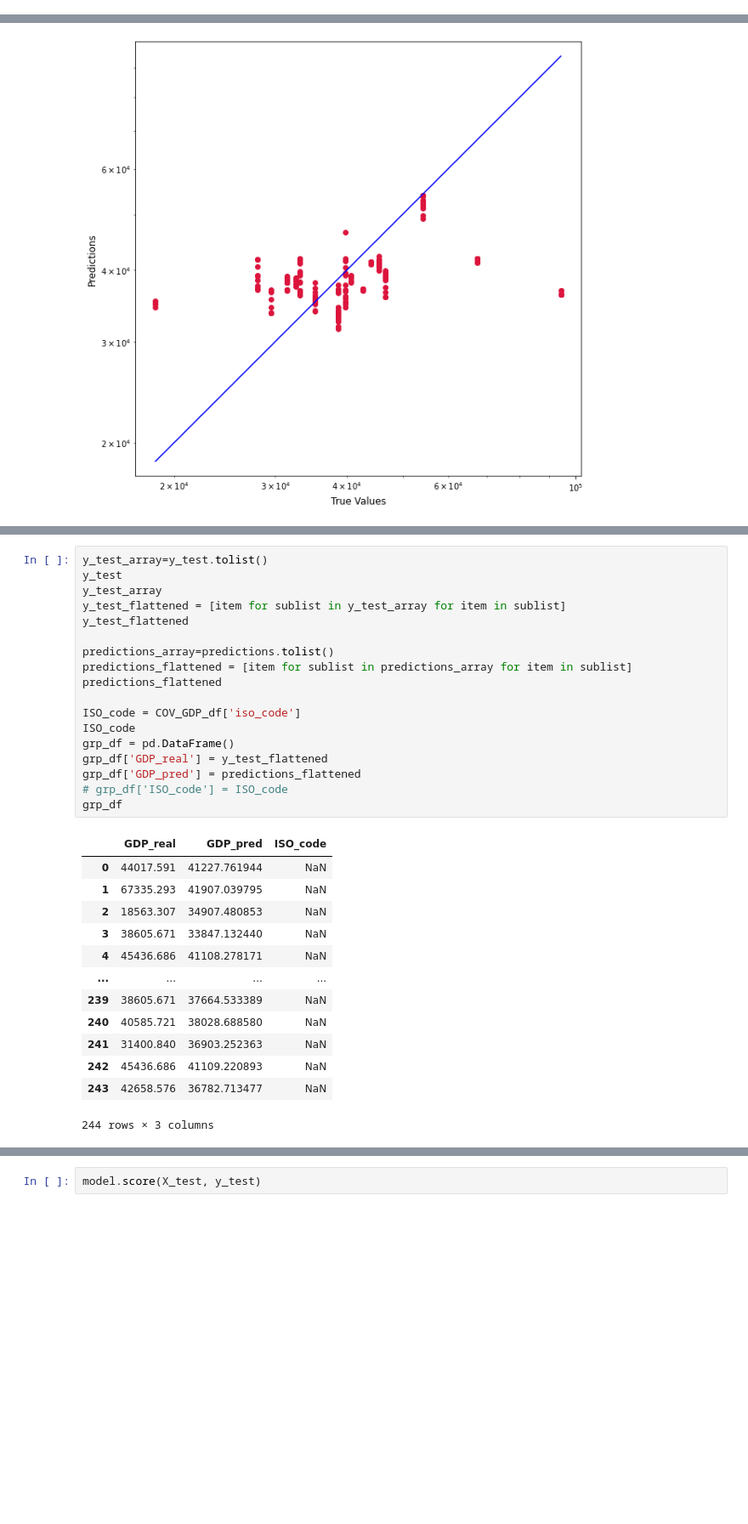
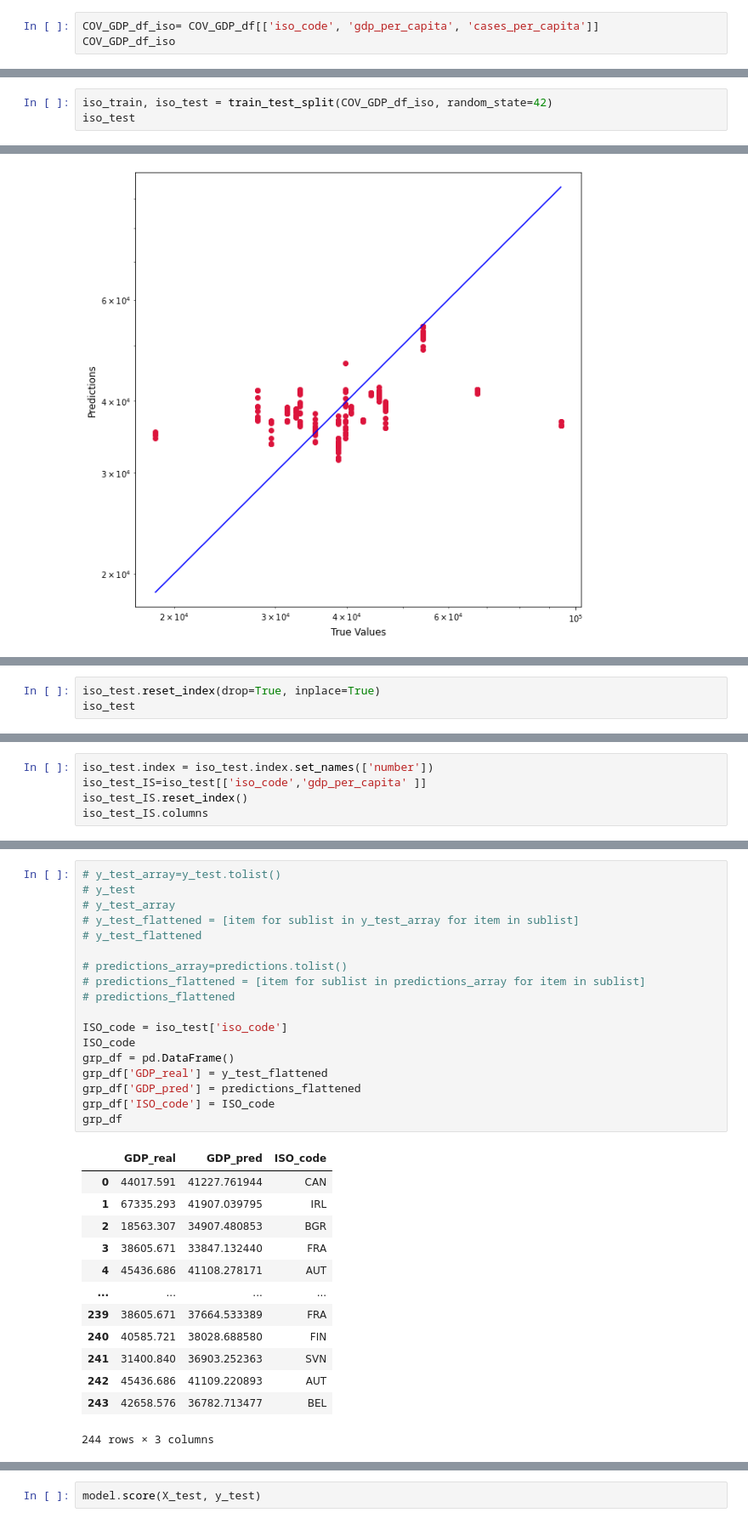
Before and after one commit to chris-inalsingh/Covid19_ML, a Jupyter notebook: Covid_Data/GDP_Data.ipynb, the cells around one changed output, grey strips where cells are left out. Shown at 85% size. Saved outputs shown, nothing was run; the diff lists cells and outputs as text; blank space fills up the shorter version.

```diff
--- a/Covid_Data/GDP_Data.ipynb
+++ b/Covid_Data/GDP_Data.ipynb
@@ -219,0 +253,3 @@ X_train, X_test, y_train, y_test = train_test_split(X, y, random_state=42)
+# %%
+COV_GDP_df_iso= COV_GDP_df[['iso_code', 'gdp_per_capita', 'cases_per_capita']]
+COV_GDP_df_iso
@@ -219,0 +270,3 @@ X_train, X_test, y_train, y_test = train_test_split(X, y, random_state=42)
+# %%
+iso_train, iso_test = train_test_split(COV_GDP_df_iso, random_state=42)
+iso_test
@@ -388,0 +523,3 @@ plt.show()
+# %%
+iso_test.reset_index(drop=True, inplace=True)
+iso_test
@@ -388,0 +540,5 @@ plt.show()
+# %%
+iso_test.index = iso_test.index.set_names(['number'])
+iso_test_IS=iso_test[['iso_code','gdp_per_capita' ]]
+iso_test_IS.reset_index()
+iso_test_IS.columns
@@ -389,32 +569,32 @@ plt.show()
 # %%
-y_test_array=y_test.tolist()
-y_test
-y_test_array
-y_test_flattened = [item for sublist in y_test_array for item in sublist]
-y_test_flattened
+# y_test_array=y_test.tolist()
+# y_test
+# y_test_array
+# y_test_flattened = [item for sublist in y_test_array for item in sublist]
+# y_test_flattened
 
-predictions_array=predictions.tolist()
-predictions_flattened = [item for sublist in predictions_array for item in sublist]
-predictions_flattened
+# predictions_array=predictions.tolist()
+# predictions_flattened = [item for sublist in predictions_array for item in sublist]
+# predictions_flattened
 
-ISO_code = COV_GDP_df['iso_code']
+ISO_code = iso_test['iso_code']
 ISO_code
 grp_df = pd.DataFrame()
 grp_df['GDP_real'] = y_test_flattened
 grp_df['GDP_pred'] = predictions_flattened
-# grp_df['ISO_code'] = ISO_code
+grp_df['ISO_code'] = ISO_code
 grp_df
 # %% [output]
 |  | GDP_real | GDP_pred | ISO_code |
-| 0 | 44017.591 | 41227.761944 | NaN |
-| 1 | 67335.293 | 41907.039795 | NaN |
-| 2 | 18563.307 | 34907.480853 | NaN |
-| 3 | 38605.671 | 33847.132440 | NaN |
-| 4 | 45436.686 | 41108.278171 | NaN |
+| 0 | 44017.591 | 41227.761944 | CAN |
+| 1 | 67335.293 | 41907.039795 | IRL |
+| 2 | 18563.307 | 34907.480853 | BGR |
+| 3 | 38605.671 | 33847.132440 | FRA |
+| 4 | 45436.686 | 41108.278171 | AUT |
 | ... | ... | ... | ... |
-| 239 | 38605.671 | 37664.533389 | NaN |
-| 240 | 40585.721 | 38028.688580 | NaN |
-| 241 | 31400.840 | 36903.252363 | NaN |
-| 242 | 45436.686 | 41109.220893 | NaN |
-| 243 | 42658.576 | 36782.713477 | NaN |
+| 239 | 38605.671 | 37664.533389 | FRA |
+| 240 | 40585.721 | 38028.688580 | FIN |
+| 241 | 31400.840 | 36903.252363 | SVN |
+| 242 | 45436.686 | 41109.220893 | AUT |
+| 243 | 42658.576 | 36782.713477 | BEL |
 244 rows × 3 columns
```
Also changed, not shown: parts of 79 cells of this notebook, 4 other files.
